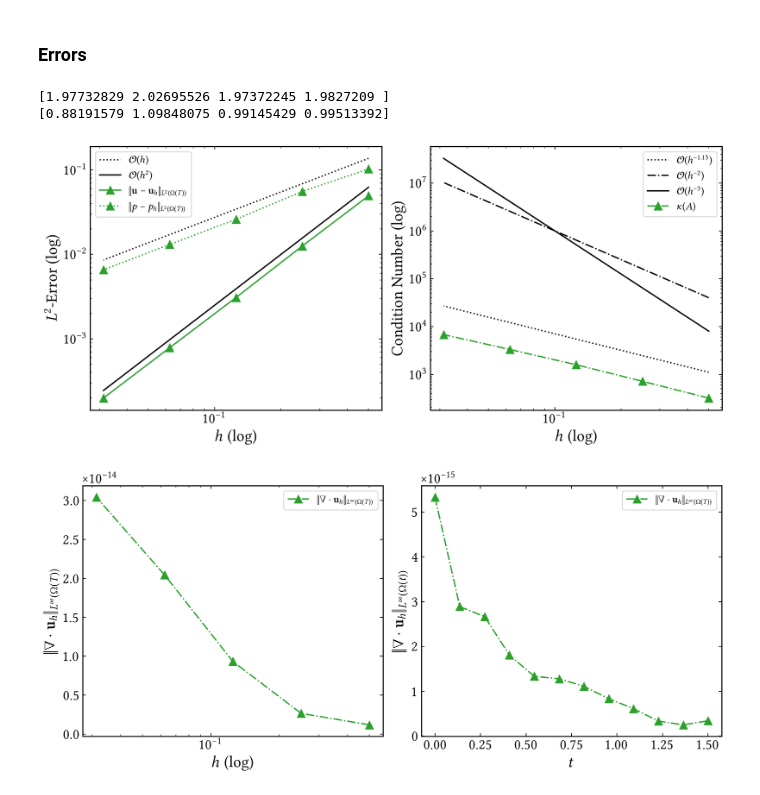
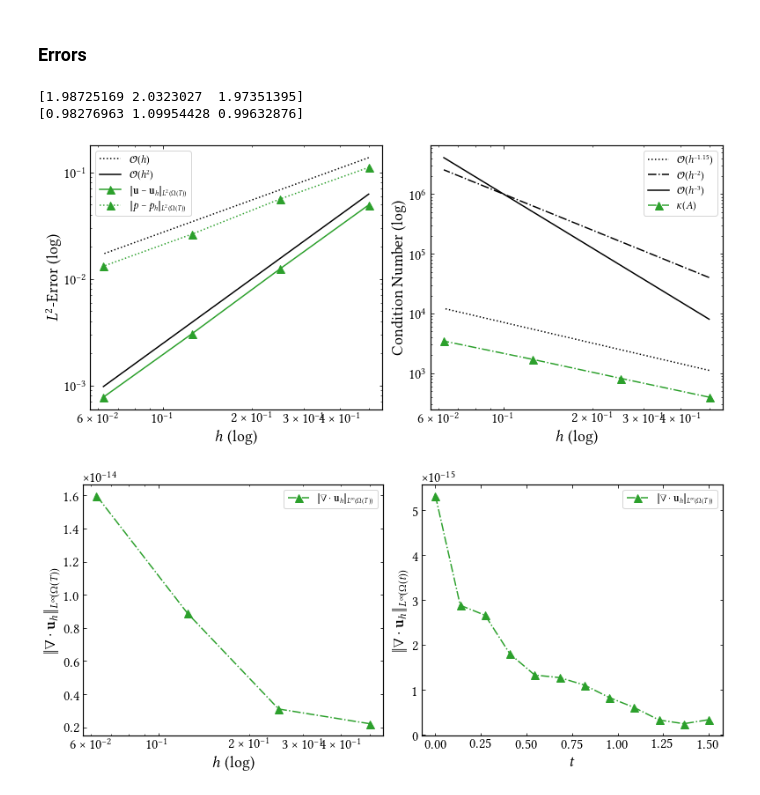
Before and after one commit to CutFEM/CutFEM-Library, a Jupyter notebook: notebook/navier_stokes/taylor_green.ipynb, the cells around one changed output. Cells and saved outputs as stored; diff of their text form; code cells hidden in the pictures.

```diff
--- a/notebook/navier_stokes/taylor_green.ipynb
+++ b/notebook/navier_stokes/taylor_green.ipynb
@@ -120,8 +120,17 @@ error_u_t = [0.03455893367299682, 0.008750494514559521, 0.00209607786008201, 0.0
 error_p_t = [0.09429491648167461, 0.04461685175568282, 0.02043481381098678, 0.0101398446565488, 0.005057464391851448]
 condition_number = [3.190403e+02,7.164731e+02,1.589793e+03,3.314199e+03,6.779693e+03]
 
-#h = [0.5, 0.25, 0.125, 0.0625]
-h = [0.5, 0.25, 0.125, 0.0625, 0.03125]
+# with strong BC
+error_u = [0.0494817612560283, 0.01248023551118489, 0.003050975422270765, 0.0007768761940120434]
+error_p = [0.1113224531158181, 0.05632998437787821, 0.0262871692339267, 0.01317707381176665]
+error_div = [2.220446049250313e-15, 3.108624468950438e-15, 8.881784197001252e-15, 1.598721155460225e-14]
+error_u_t = [0.03453006501299391, 0.008646096321502116, 0.002065111087121152, 0.0005145993502080627]
+error_p_t = [0.08257234274965415, 0.04232896274998429, 0.02000878622190589, 0.01005471698090686]
+condition_number = [3.942514e+02,8.151920e+02,1.702361e+03,3.437079e+03]
+
+
+h = [0.5, 0.25, 0.125, 0.0625]
+#h = [0.5, 0.25, 0.125, 0.0625, 0.03125]
 
 t = np.linspace(0, 1.5, 12)
 
@@ -151,34 +160,34 @@ ax2.set_xlabel(r"$h$ (log)")
 ax2.tick_params(axis='both', which='major')
 ax2.set_ylabel(r"Condition Number (log)")
 ax2.legend()
 
 fig.tight_layout()
 plt.show()
 #fig.savefig("L2_errors.pdf")
 
 
 fig, (ax1, ax2) = plt.subplots(1, 2, figsize=(11, 5))
 
 
 ax1.semilogx(h, error_div, label= r"$\|\nabla\cdot\mathbf{u}_h\|_{L^{\infty}(\Omega(T))}$", marker='^', markersize=9, linestyle="-.", color="C2")
 ax1.set_xlabel(r"$h$ (log)")
 ax1.tick_params(axis='both', which='major')
 ax1.set_ylabel(r"$\|\nabla\cdot\mathbf{u}_h\|_{L^{\infty}(\Omega(T))}$")
 ax1.legend()
 
 
 ax2.plot(t, error_div_t, label= r"$\|\nabla\cdot\mathbf{u}_h\|_{L^{\infty}(\Omega(T))}$", marker='^', markersize=9, linestyle="-.", color="C2")
 ax2.set_xlabel(r"$t$")
 ax2.tick_params(axis='both', which='major')
 ax2.set_ylabel(r"$\|\nabla\cdot\mathbf{u}_h\|_{L^{\infty}(\Omega(t))}$")
 ax2.legend()
 
 
 fig.tight_layout()
 plt.show()
 #fig.savefig("divergence_errors.pdf")
 # %% [output]
-[1.97732829 2.02695526 1.97372245 1.9827209 ]
-[0.88191579 1.09848075 0.99145429 0.99513392]
+[1.98725169 2.0323027  1.97351395]
+[0.98276963 1.09954428 0.99632876]
-[figure, old version]
+[figure, new version]
-[figure, old version]
+[figure, new version]
```
Also changed, not shown: 1 other file.
